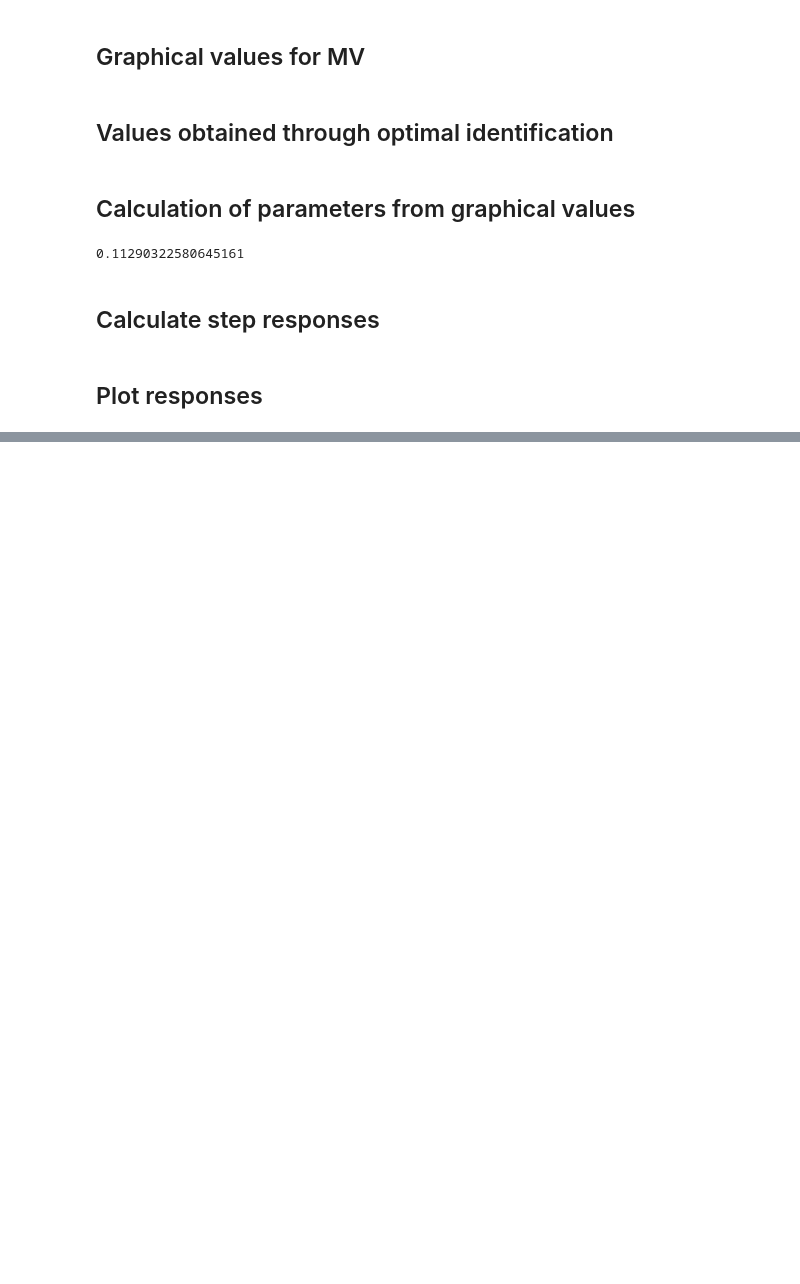
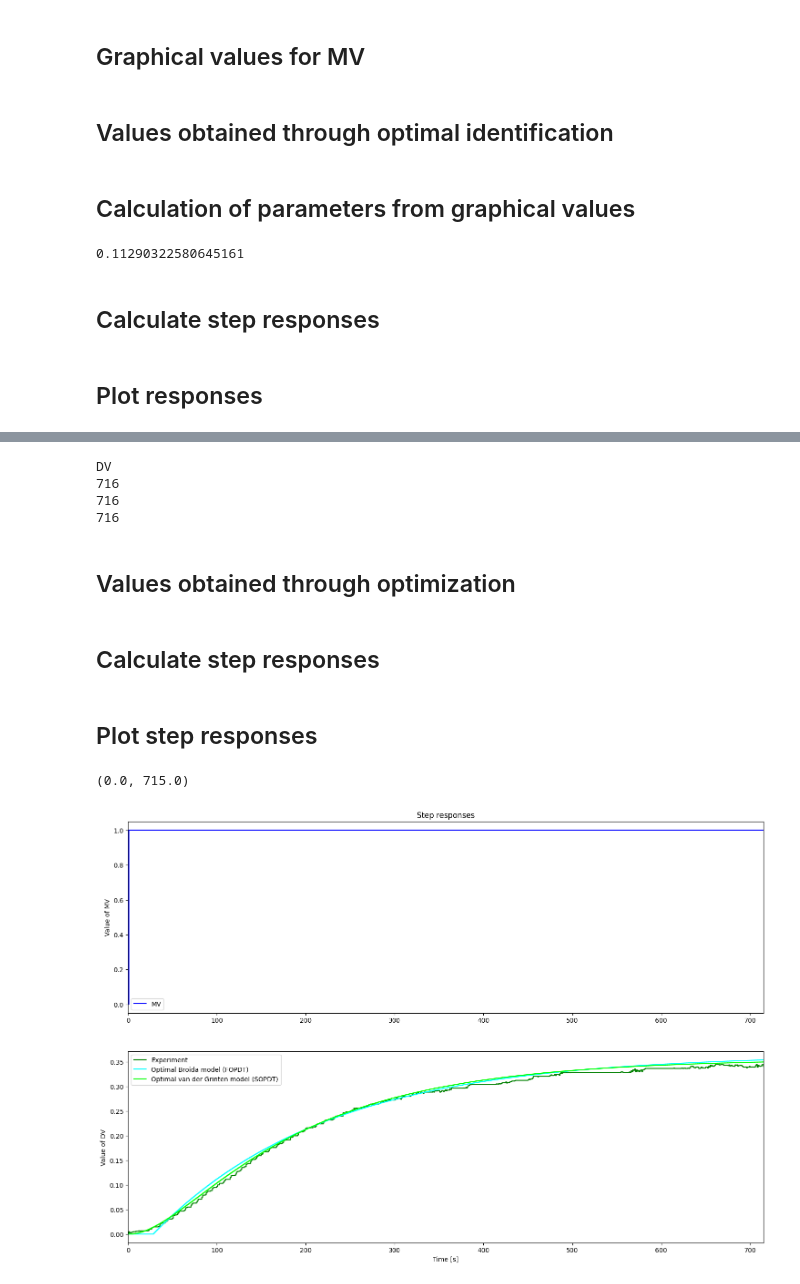
Before and after one commit to hctel/TCLab_software_V4, a Jupyter notebook: Simulation_OLP.ipynb, the cells around one changed output, grey strips where cells are left out. Drawn from its saved outputs; the diff is of its cells as text; code cells hidden in the pictures; blank space fills up the shorter version.

```diff
--- a/Simulation_OLP.ipynb
+++ b/Simulation_OLP.ipynb
@@ -153,0 +212,29 @@ plt.xlim([0, np.max(tm)])
+# %%
+## DV
+nameFile = 'Cleaned_data_Open_loop_experiment_on_DV_2025-03-11-14h31.txt'
+
+titleName = nameFile.split('.')[0]
+data = pd.read_csv('Data/' + nameFile)
+
+if 'MV' in nameFile:
+    ExpVariable = 'MV'
+    tm = data['tm'].values
+    MVm = data['MVm'].values
+    PVm = data['PVm'].values
+else:
+    ExpVariable = 'DV'
+    tm = data['tm'].values
+    DVm = data['DVm'].values
+    PVm = data['PVm'].values
+
+print(ExpVariable)
+print(len(tm))
+print(len(PVm))
+print(len(DVm))
+# %% [output]
+DV
+716
+716
+716
+# %% [markdown]
+## Values obtained through optimization
@@ -153,0 +252,28 @@ plt.xlim([0, np.max(tm)])
+# %% [markdown]
+## Calculate step responses
+# %%
+DV_SOPDT_OPT = SOPDT(DVm,K_SOPDT_OPT,T1_SOPDT_OPT,T2_SOPDT_OPT,theta_SOPDT_OPT,Ts)
+DV_FOPDT_OPT= FOPDT(DVm,K_FOPDT_OPT,T_FOPDT_OPT,theta_FOPDT_OPT,Ts)
+# %% [markdown]
+## Plot step responses
+# %%
+plt.figure(figsize = (18,12))
+
+plt.subplot(2,1,1)
+plt.step(tm,DVm,'b-',label='MV',where='post')
+plt.ylabel('Value of MV')
+plt.title('Step responses')
+plt.legend(loc='best')
+plt.xlim([0, np.max(tm)])
+
+plt.subplot(2,1,2)
+plt.step(tm,PVm,'g',label='Experiment',where='post')
+plt.step(tm,DV_FOPDT_OPT,'cyan',label='Optimal Broida model (FOPDT)',where='post')
+plt.step(tm,DV_SOPDT_OPT,'lime',label='Optimal van der Grinten model (SOPDT)',where='post')
+plt.ylabel('Value of DV')
+plt.xlabel('Time [s]')
+plt.legend(loc='best')
+plt.xlim([0, np.max(tm)])
+# %% [output]
+(0.0, 715.0)
+[figure, added]
```
Also changed, not shown: parts of 10 cells of this notebook, 1 other file.
